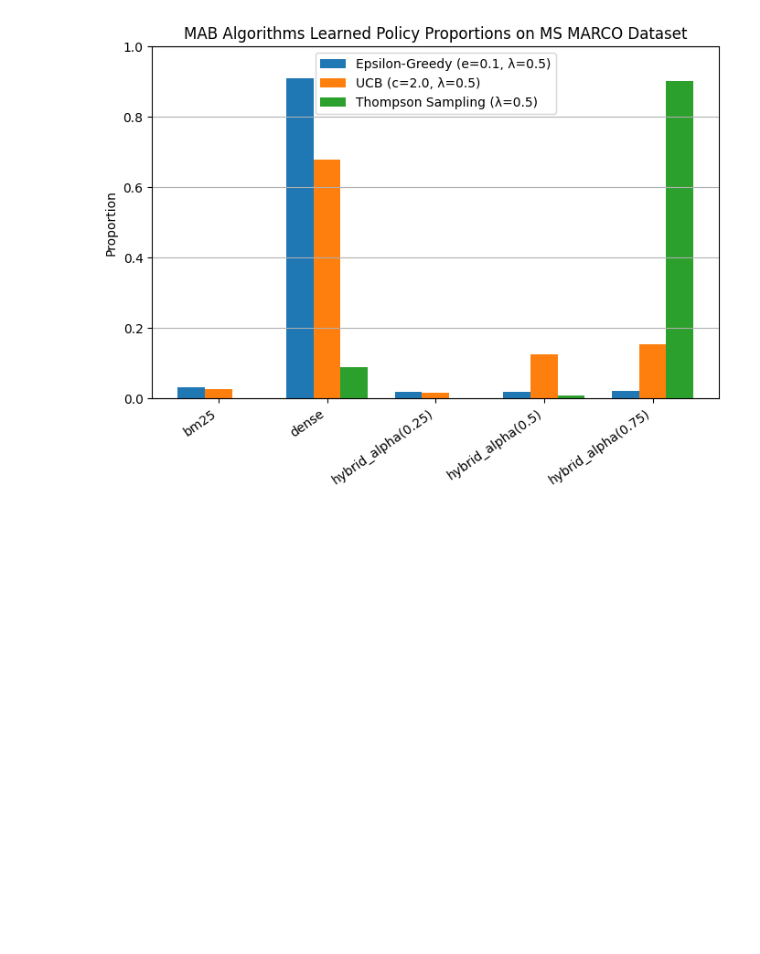
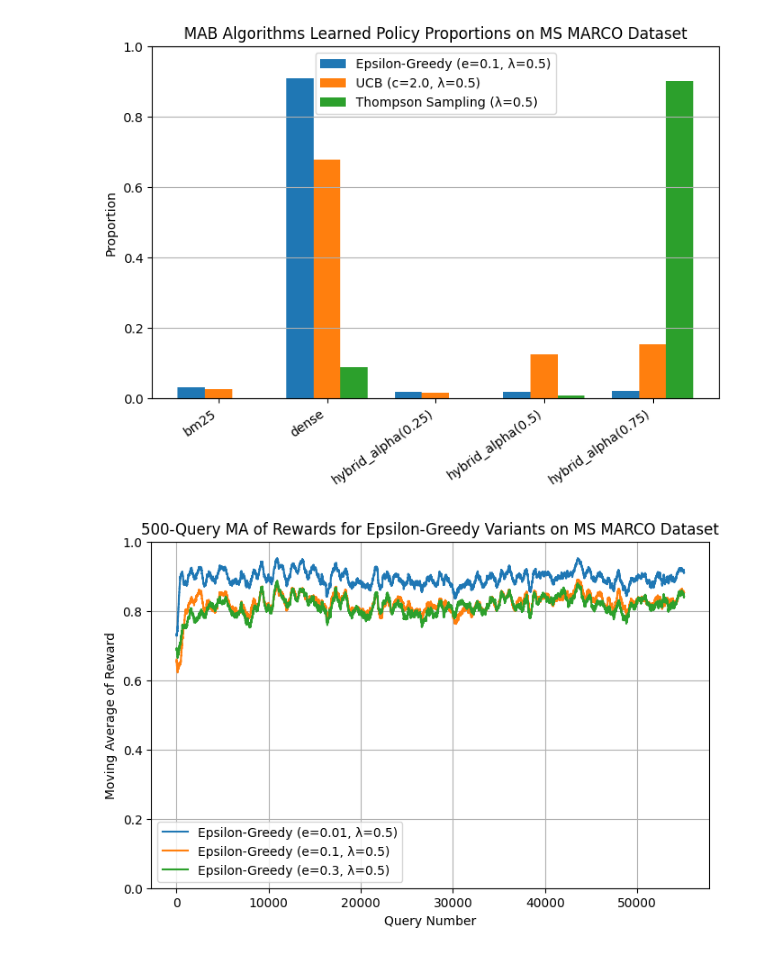
Before and after one commit to zzhenjie01/dsa4213-ay2526-group41, a Jupyter notebook: src/visualization_msmarco.ipynb, the cells around one changed output. Saved outputs shown, nothing was run; the diff lists cells and outputs as text; code cells hidden in the pictures; blank space fills up the shorter version.

Commit message:
Updated visualization for MS MARCO

```diff
--- a/src/visualization_msmarco.ipynb
+++ b/src/visualization_msmarco.ipynb
@@ -82,3 +82,39 @@ plt.legend()
 plt.show()
 # %% [output]
 [figure]
+# %%
+eps_greedy_e001_lambda05_path = "../results/EpsilonGreedy_e=0.01_lambda=0.5_metric=recall_seed=42_dataset=ms_marco_1763031720.json"
+eps_greedy_e03_lambda05_path = "../results/EpsilonGreedy_e=0.3_lambda=0.5_metric=recall_seed=42_dataset=ms_marco_1763032501.json"
+
+with open(eps_greedy_e001_lambda05_path, 'r') as f:
+    eps_greedy_e001_lambda05_results = json.load(f)
+with open(eps_greedy_e03_lambda05_path, 'r') as f:
+    eps_greedy_e03_lambda05_results = json.load(f)
+# %%
+# Calculate moving averages
+eps_greedy_e001_lambda05_ma = moving_average(eps_greedy_e001_lambda05_results['rewards'], WINDOW_SIZE, mode='valid')
+eps_greedy_e03_lambda05_ma = moving_average(eps_greedy_e03_lambda05_results['rewards'], WINDOW_SIZE, mode='valid')
+
+# Plot the moving averages for different epsilon values
+plt.figure(figsize=(8, 5))
+plt.plot(eps_greedy_e001_lambda05_ma, label='Epsilon-Greedy (e=0.01, λ=0.5)')
+plt.plot(eps_greedy_e01_lambda05_ma, label='Epsilon-Greedy (e=0.1, λ=0.5)')
+plt.plot(eps_greedy_e03_lambda05_ma, label='Epsilon-Greedy (e=0.3, λ=0.5)')
+plt.title(f'{WINDOW_SIZE}-Query MA of Rewards for Epsilon-Greedy Variants on MS MARCO Dataset')
+plt.xlabel('Query Number')
+plt.ylabel('Moving Average of Reward')
+plt.ylim(0, 1)
+plt.grid(True)
+plt.legend()
+
+# Save the plot
+plt.savefig(
+    os.path.join(IMAGES_DIR, f'{DATASET_NAME}_eps_greedy_different_e_{WINDOW_SIZE}_ma_rewards.png'),
+    bbox_inches='tight',
+    dpi=300
+)
+
+# Show the plot
+plt.show()
+# %% [output]
+[figure, added]
```
Also changed, not shown: parts of 4 cells of this notebook, 2 other files.
